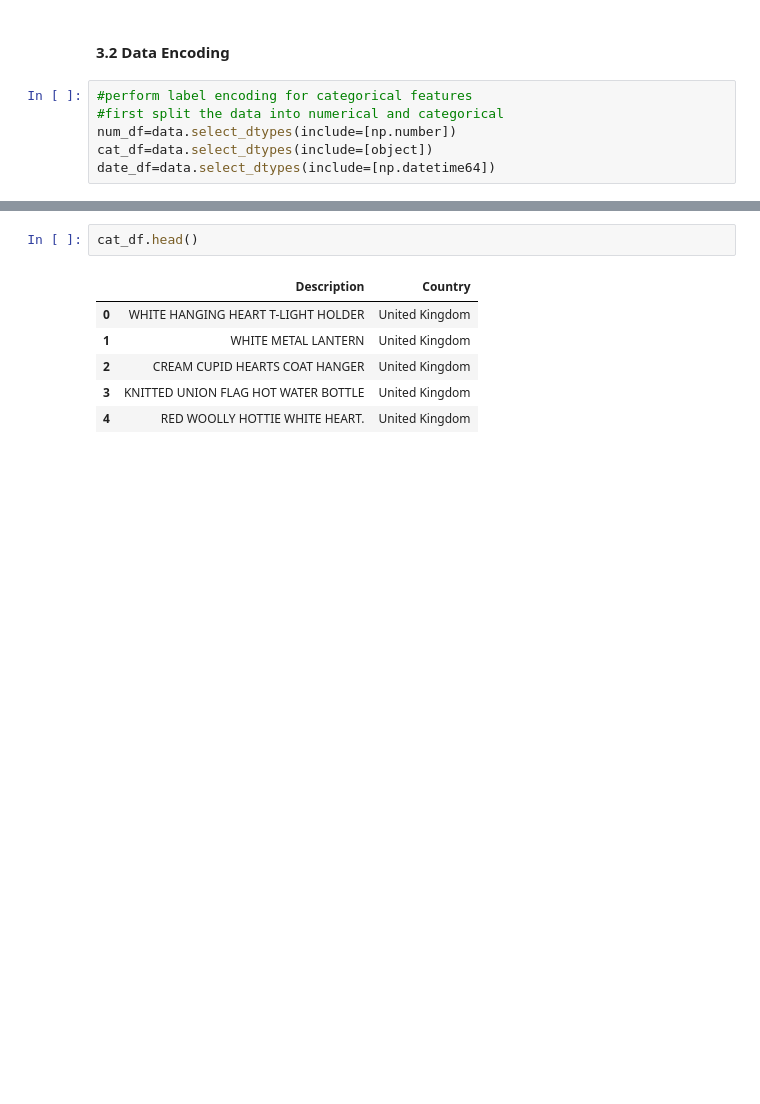
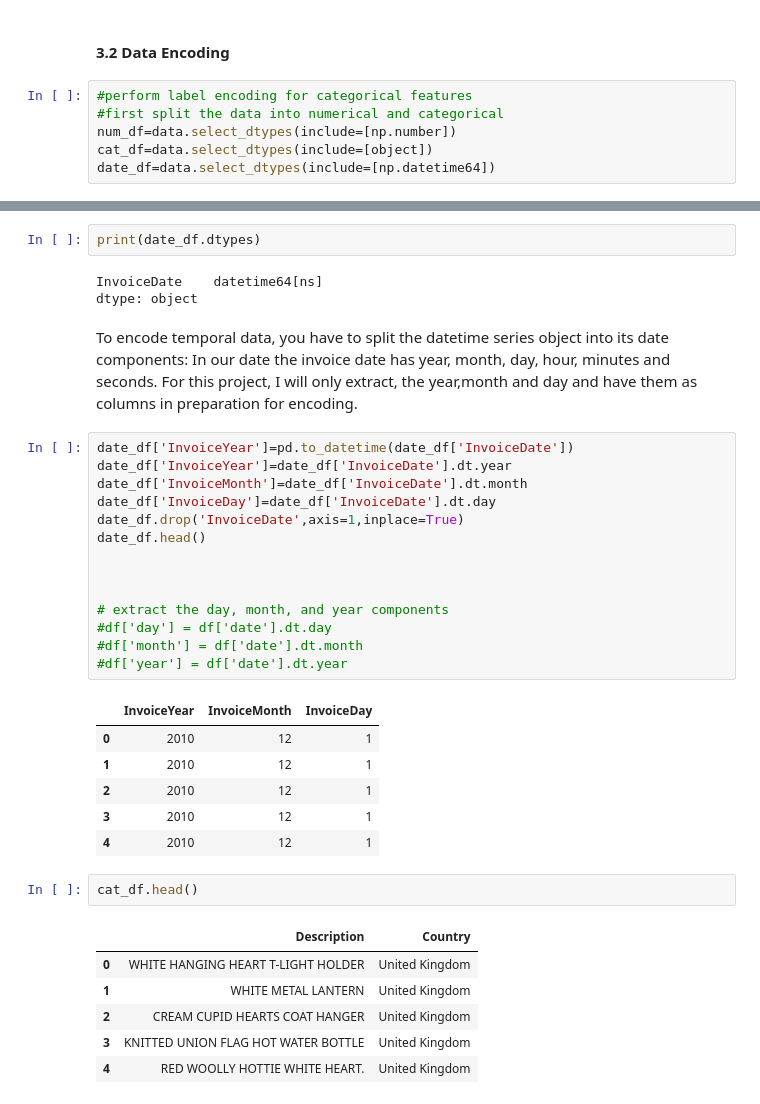
Before and after one commit to WamzMwangi/Unsupervised_Machine_Learning, a Jupyter notebook: Week2_Clustering/Customer_Segmentation_Project.ipynb, the cells around one changed output, grey strips where cells are left out. Cells and saved outputs as stored; diff of their text form; blank space fills up the shorter version.

```diff
--- a/Week2_Clustering/Customer_Segmentation_Project.ipynb
+++ b/Week2_Clustering/Customer_Segmentation_Project.ipynb
@@ -127,3 +121,31 @@ date_df=data.select_dtypes(include=[np.datetime64])
+# %%
+print(date_df.dtypes)
+# %% [output]
+InvoiceDate    datetime64[ns]
+dtype: object
+# %% [markdown]
+To encode temporal data, you have to split the datetime series object into its date components: In our date the invoice date has year, month, day, hour, minutes and seconds. For this project, I will only extract, the year,month and day and have them as columns in preparation for encoding.
+# %%
+date_df['InvoiceYear']=pd.to_datetime(date_df['InvoiceDate'])
+date_df['InvoiceYear']=date_df['InvoiceDate'].dt.year
+date_df['InvoiceMonth']=date_df['InvoiceDate'].dt.month
+date_df['InvoiceDay']=date_df['InvoiceDate'].dt.day
+date_df.drop('InvoiceDate',axis=1,inplace=True)
+date_df.head()
+
+
+
+# extract the day, month, and year components
+#df['day'] = df['date'].dt.day
+#df['month'] = df['date'].dt.month
+#df['year'] = df['date'].dt.year
+# %% [output]
+|  | InvoiceYear | InvoiceMonth | InvoiceDay |
+| 0 | 2010 | 12 | 1 |
+| 1 | 2010 | 12 | 1 |
+| 2 | 2010 | 12 | 1 |
+| 3 | 2010 | 12 | 1 |
+| 4 | 2010 | 12 | 1 |
 # %%
 cat_df.head()
 # %% [output]
```
Also changed, not shown: parts of 9 cells of this notebook.
